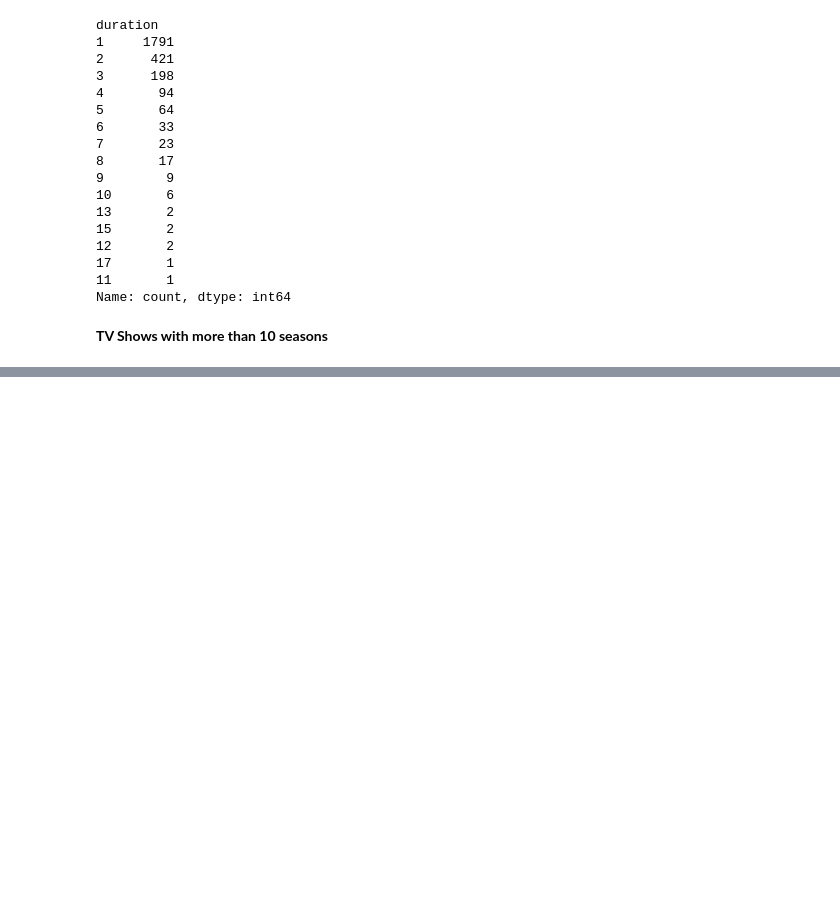
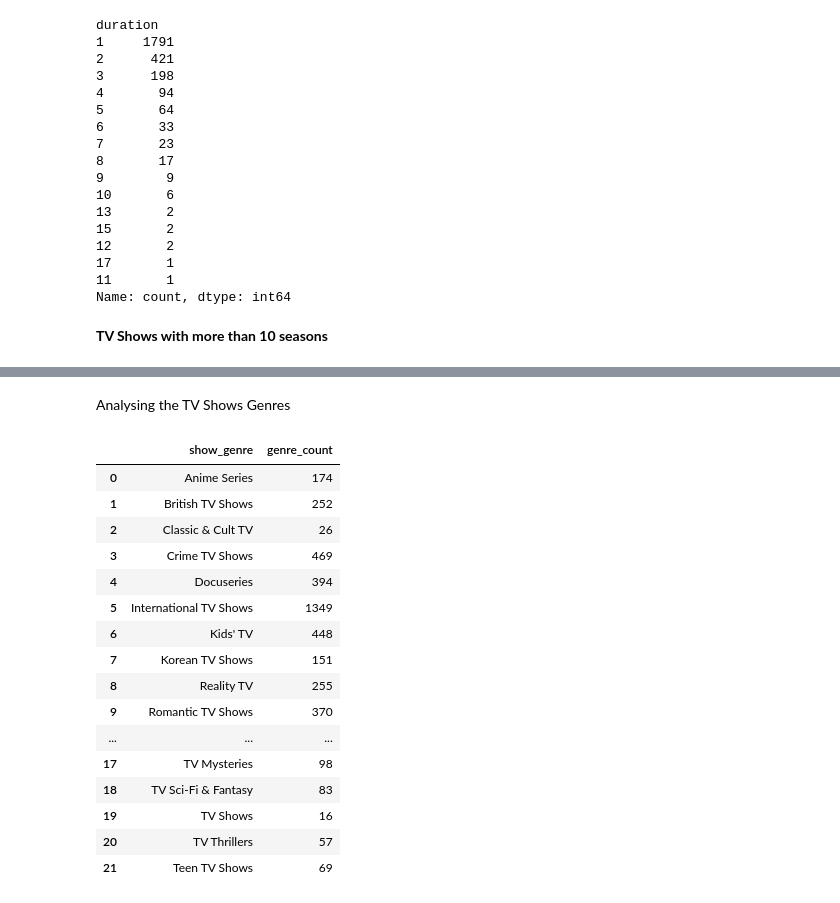
Before and after one commit to pragnakulkarni/Netflix-Movies-and-TV-Shows, a Jupyter notebook: Welcome_To_Colab.ipynb, the cells around one changed output, grey strips where cells are left out. Saved outputs shown, nothing was run; the diff lists cells and outputs as text; code cells hidden in the pictures; blank space fills up the shorter version.

```diff
--- a/Welcome_To_Colab.ipynb
+++ b/Welcome_To_Colab.ipynb
@@ -829,3 +901,30 @@ longest_season_shows
 | 5908 | s5909 | TV Show | Danger Mouse: Classic Collection | Unknown | David Jason, Terry Scott, Edward ... | United Kingdom | 2015-06-15 | 1992 | TV-Y | 10 | ... |
 | 6456 | s6457 | TV Show | Cheers | Unknown | Ted Danson, Rhea Perlman, George ... | United States | 2017-07-01 | 1992 | TV-PG | 11 | ... |
 | 6549 | s6550 | TV Show | Dad's Army | Unknown | Arthur Lowe, John Le Mesurier, Cl... | United Kingdom | 2018-03-31 | 1977 | TV-PG | 10 | ... |
+# %% [markdown]
+Analysing the TV Shows Genres
+# %%
+show_genres = shows['listed_in'].str.split(',', expand = True).stack()
+show_genres = show_genres.to_frame()
+show_genres.columns = ['show_genre']
+show_genres['show_genre'] = show_genres['show_genre'].str.strip()
+show_genres = show_genres.groupby(['show_genre']).size().reset_index(name = 'genre_count')
+show_genres
+# %% [output]
+|  | show_genre | genre_count |
+| 0 | Anime Series | 174 |
+| 1 | British TV Shows | 252 |
+| 2 | Classic & Cult TV | 26 |
+| 3 | Crime TV Shows | 469 |
+| 4 | Docuseries | 394 |
+| 5 | International TV Shows | 1349 |
+| 6 | Kids' TV | 448 |
+| 7 | Korean TV Shows | 151 |
+| 8 | Reality TV | 255 |
+| 9 | Romantic TV Shows | 370 |
+| ... | ... | ... |
+| 17 | TV Mysteries | 98 |
+| 18 | TV Sci-Fi & Fantasy | 83 |
+| 19 | TV Shows | 16 |
+| 20 | TV Thrillers | 57 |
+| 21 | Teen TV Shows | 69 |
```
Also changed, not shown: parts of 12 cells of this notebook.
